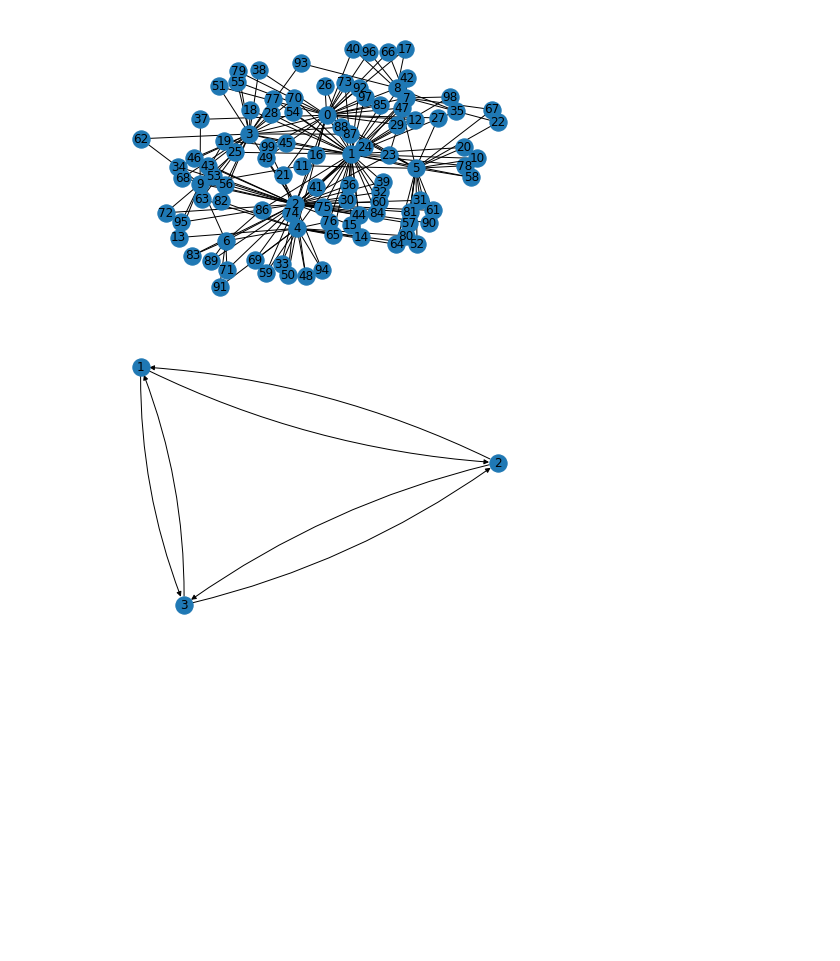
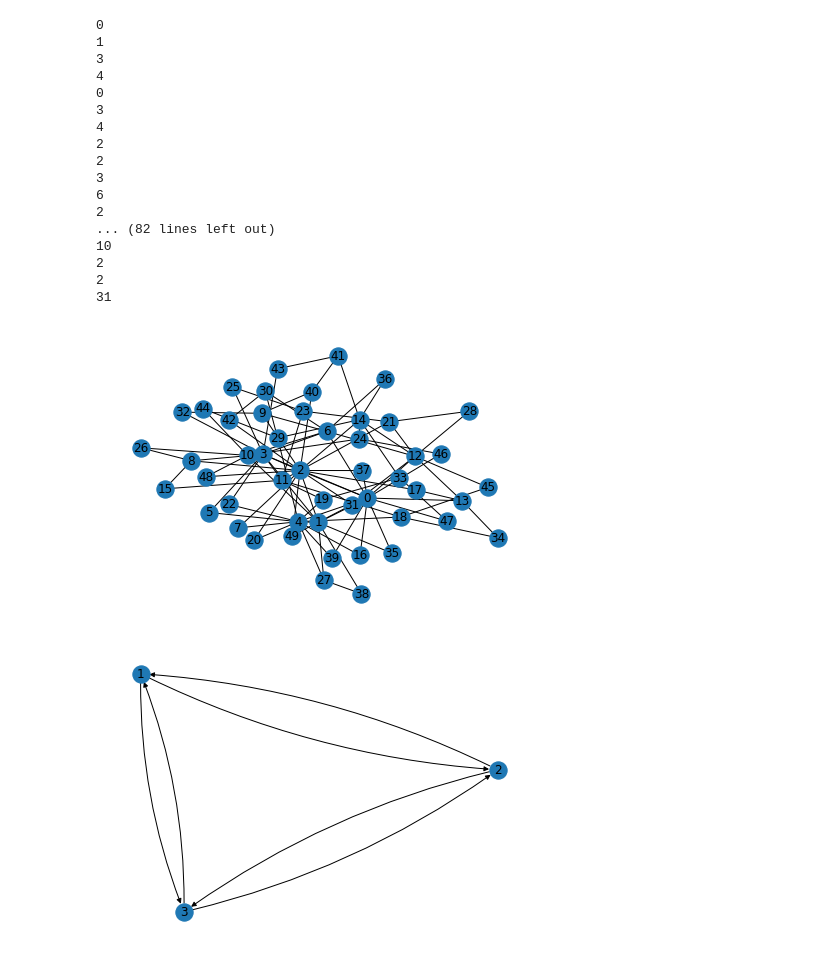
Before and after one commit to Tshou1219/qba, a Jupyter notebook: main.ipynb, the cells around one changed output. Drawn from its saved outputs; the diff is of its cells as text; code cells hidden in the pictures; blank space fills up the shorter version.

```diff
--- a/main.ipynb
+++ b/main.ipynb
@@ -1,10 +1,27 @@
 # %%
 from ba import BAModel
 bamodel=BAModel(4)
-bamodel.run(2,100)
+bamodel.ba_run(2,50)
 bamodel.draw()
 # %% [output]
+0
+1
+3
+4
+0
+3
+4
+2
+2
+3
+6
+2
+... (82 lines left out)
+10
+2
+2
+31
-[figure, old version]
+[figure, new version]
 # %%
 from qw import ArcGraph
 G=ArcGraph([(1,2),(1,3),(1,5),(5,7),(2,7)])
```
Also changed, not shown: parts of 1 cell of this notebook, 2 other files.
